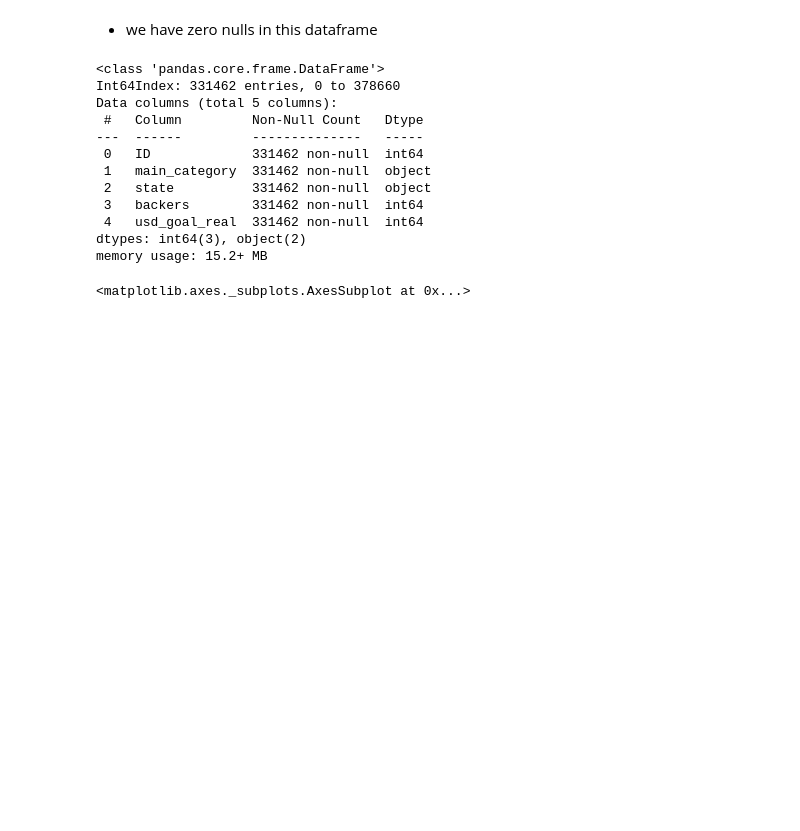
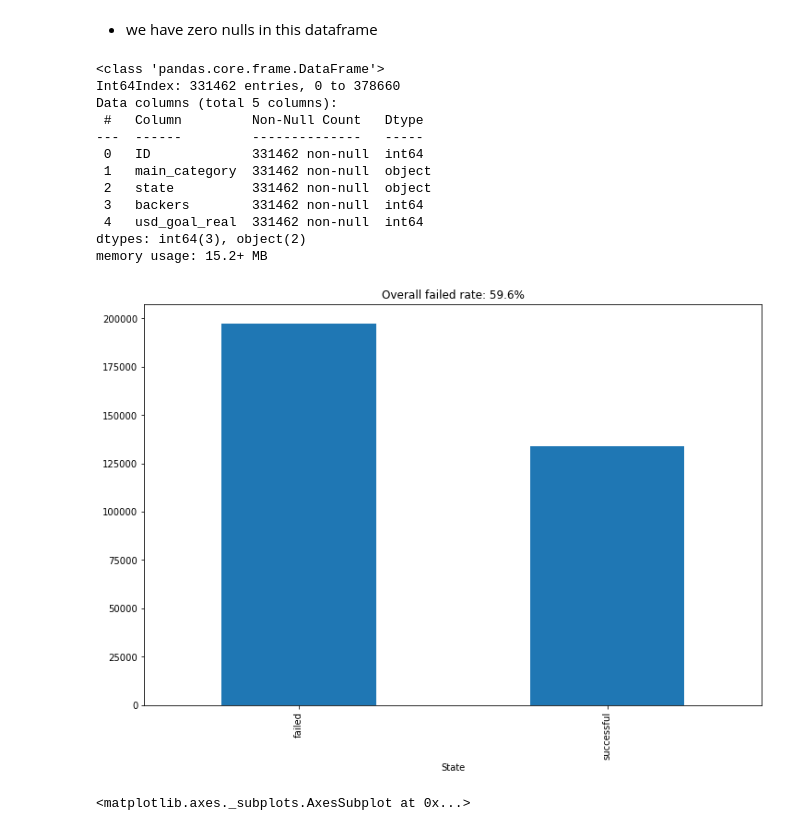
Before and after one commit to davidwederstrandtsr/Xtra_projects, a Jupyter notebook: kickstarter-exercise.ipynb, the cells around one changed output. Cells and saved outputs as stored; diff of their text form; code cells hidden in the pictures; blank space fills up the shorter version.

```diff
--- a/kickstarter-exercise.ipynb
+++ b/kickstarter-exercise.ipynb
@@ -203,6 +203,20 @@ Data columns (total 5 columns):
  4   usd_goal_real  331462 non-null  int64
 dtypes: int64(3), object(2)
 memory usage: 15.2+ MB
+# %%
+plt.figure(figsize=(12,8))
+df.state.value_counts().sort_index().plot.bar()
+state_mode = df.state.mode()[0]
+# if state_mode == 0:
+#     st = 'Fail'
+# else:
+#     st = 'Succeed'
+sd = len(df[df.state == state_mode]) / len(df)
+plt.title(f'Overall {state_mode} rate: {sd:.1%}')
+plt.xlabel('State')
+plt.show()
+# %% [output]
+[figure, added]
 # %%
 plt.figure(figsize=(10,10))
 sns.scatterplot(x='backers', y='usd_goal_real', data=df, hue='state')
```
Also changed, not shown: parts of 3 cells of this notebook.
